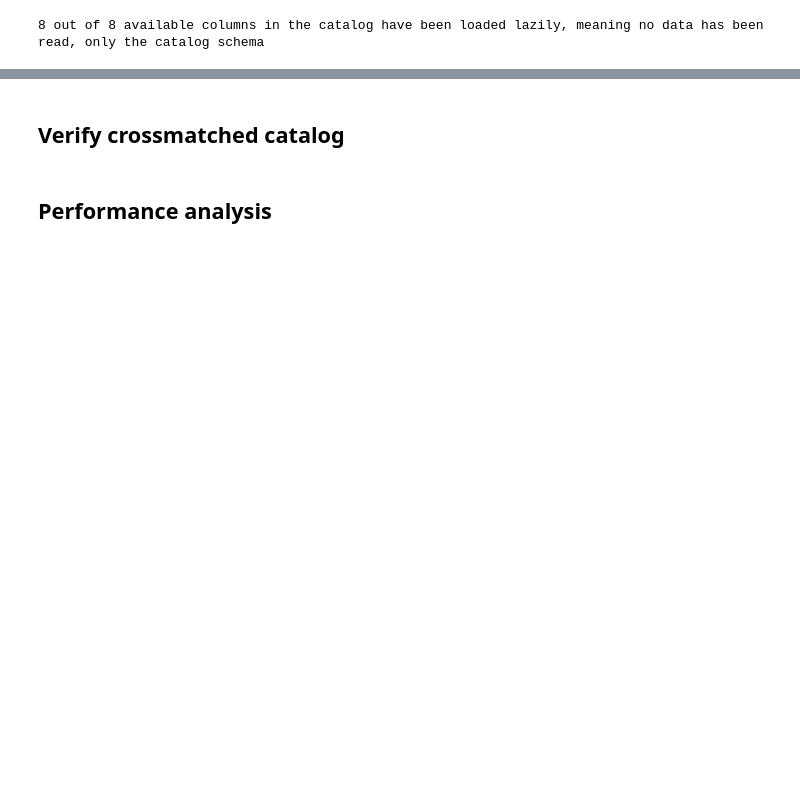
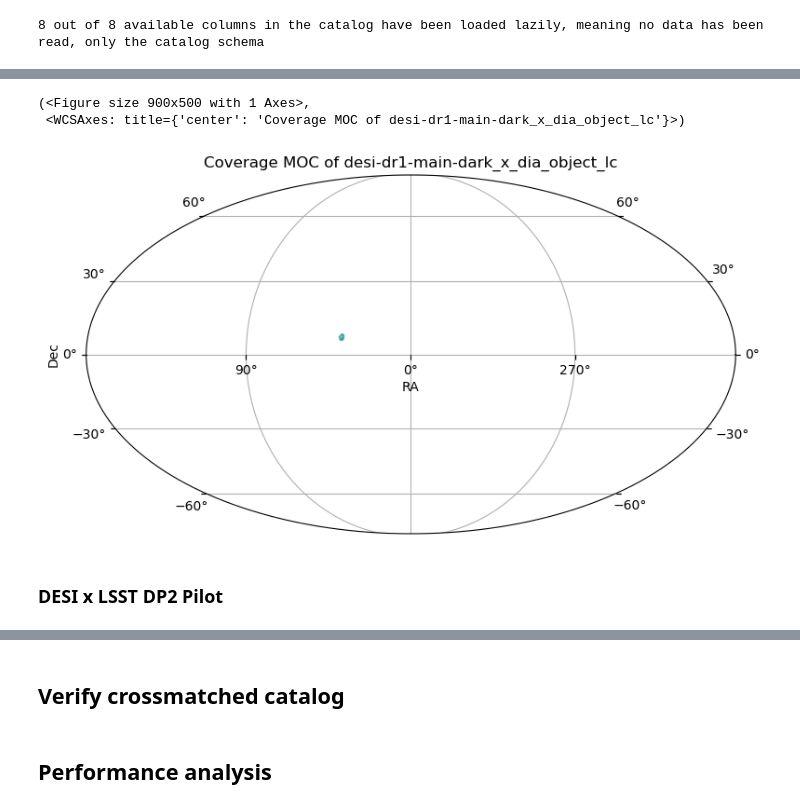
Before and after one commit to olivialynn/DESI-Crossmatch-Project, a Jupyter notebook: 05 - DESI DR1 x LSST DP2 Pilot/5.0 - DESI DR1 x LSST DP2 Pilot.ipynb, the cells around one changed output, grey strips where cells are left out. Cells and saved outputs as stored; diff of their text form; code cells hidden in the pictures; blank space fills up the shorter version.

```diff
--- a/05 - DESI DR1 x LSST DP2 Pilot/5.0 - DESI DR1 x LSST DP2 Pilot.ipynb
+++ b/05 - DESI DR1 x LSST DP2 Pilot/5.0 - DESI DR1 x LSST DP2 Pilot.ipynb
@@ -73,0 +131,8 @@ FileNotFoundError: Failed to read HATS at location /rubin/lsdb_data/object_colle
+# %%
+desi_x_dp1.plot_coverage()
+# %% [output]
+(<Figure size 900x500 with 1 Axes>,
+ <WCSAxes: title={'center': 'Coverage MOC of desi-dr1-main-dark_x_dia_object_lc'}>)
+[figure, added]
+# %% [markdown]
+### DESI x LSST DP2 Pilot
```
Also changed, not shown: parts of 17 cells of this notebook.
